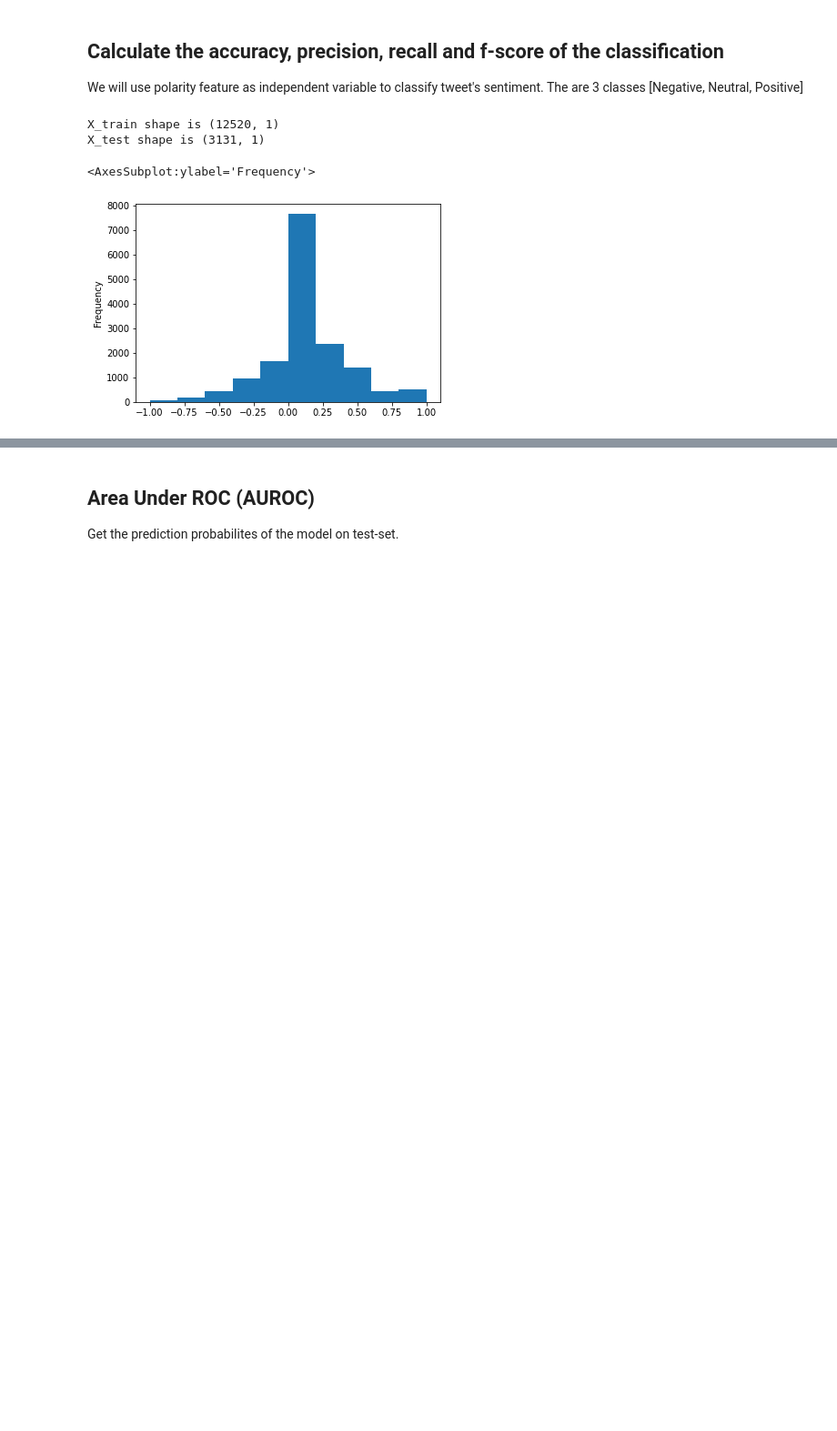
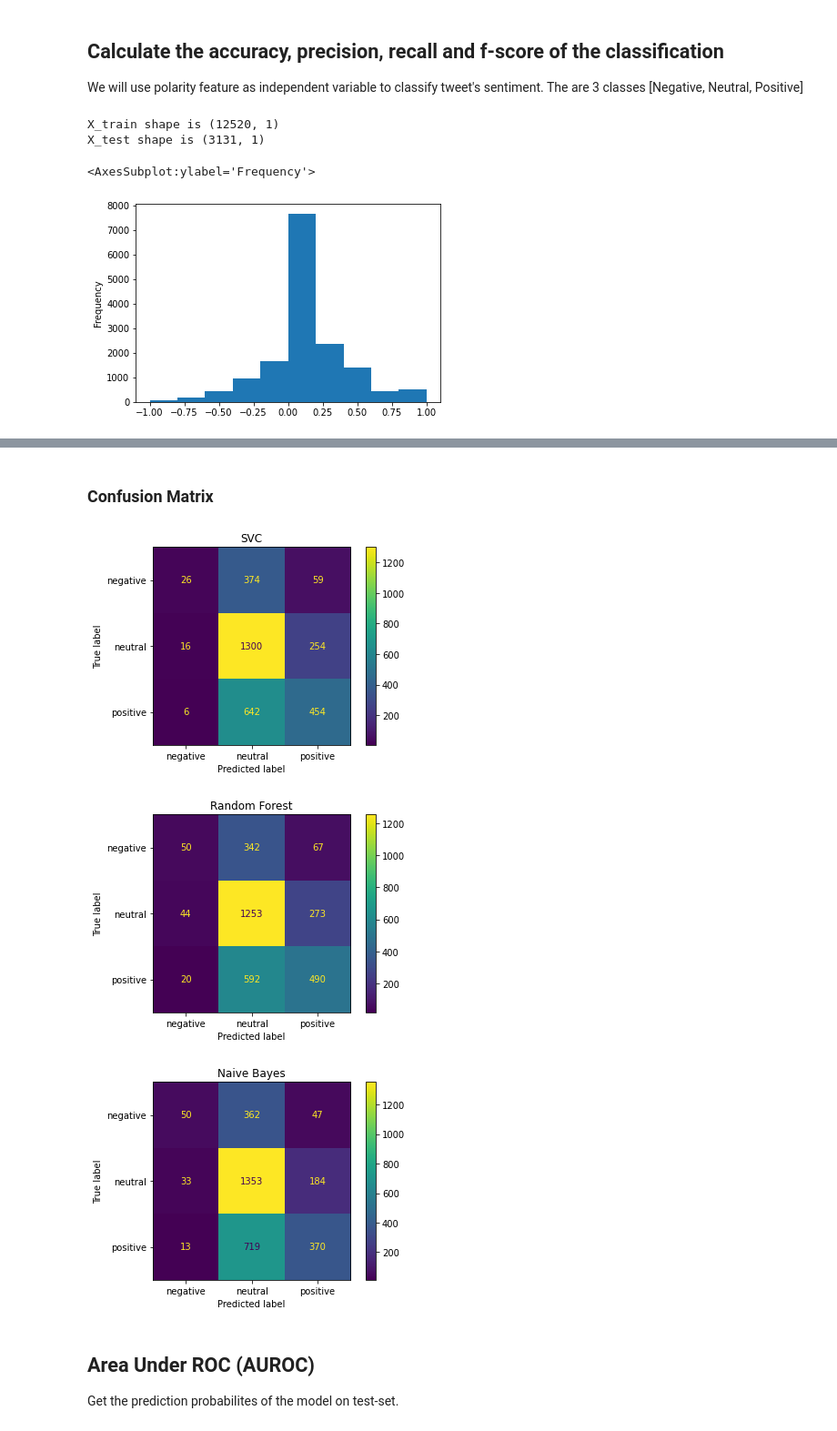
Before and after one commit to vassilispapadop/twitter-sentiment-analysis, a Jupyter notebook: twitter_sentiment_analysis.ipynb, the cells around one changed output, grey strips where cells are left out. Shown: that part at 91% size. Drawn from its saved outputs; the diff is of its cells as text; code cells hidden in the pictures; blank space fills up the shorter version.

Commit message:
set up pipeline for multiple classifiers

```diff
--- a/twitter_sentiment_analysis.ipynb
+++ b/twitter_sentiment_analysis.ipynb
@@ -196,6 +154,0 @@ weighted avg       0.57      0.58      0.54      3131
-# %%
-# creating a confusion matrix
-y_pred = rf_model.predict(X_test)
-
-cm = confusion_matrix(y_test, y_pred)
-print(cm)
@@ -212,0 +157,16 @@ plt.show()
+# %%
+pipelines = [
+    Pipeline([('scaler', StandardScaler()), ('svc', SVC(kernel='rbf', probability=True))]),
+    Pipeline([('scaler', StandardScaler()), ('rf', RandomForestClassifier())]),
+    Pipeline([('scaler', StandardScaler()), ('nb', GaussianNB())])
+]
+
+pipe_dictionary = {0:'SVC',
+                   1:'Random Forest',
+                   2:'Naive Bayes'}
+# %%
+#fit pipelines
+for index, model in enumerate(pipelines):
+    model.fit(X_train, y_train.ravel())
+    accuracy = model.score(X_train, y_train)
+    print(f'{pipe_dictionary[index]} - Train set accuracy is {accuracy}')
@@ -212,0 +177,9 @@ plt.show()
+# %%
+#print classification report
+labels = ['negative', 'neutral', 'positive']
+for index, model in enumerate(pipelines):
+    accu = model.score(X_test, y_test.ravel())
+    print(f'{pipe_dictionary[index]} Test set accuracy : {accu}')
+    y_pred = model.predict(X_test)
+    report = classification_report(y_test, y_pred, target_names=labels)
+    print(f'{report}')
@@ -213,3 +204,14 @@ plt.show()
+# %% [markdown]
+### Confusion Matrix
+# %%
+for index, model in enumerate(pipelines):
+    disp = plot_confusion_matrix(model, X_test, y_test)
+    disp.ax_.set_title(pipe_dictionary[index])
+plt.show()
+# %% [output]
+[figure, added]
+[figure, added]
+[figure, added]
 # %% [markdown]
 ## Area Under ROC (AUROC)
 
```
Also changed, not shown: parts of 19 cells of this notebook.
